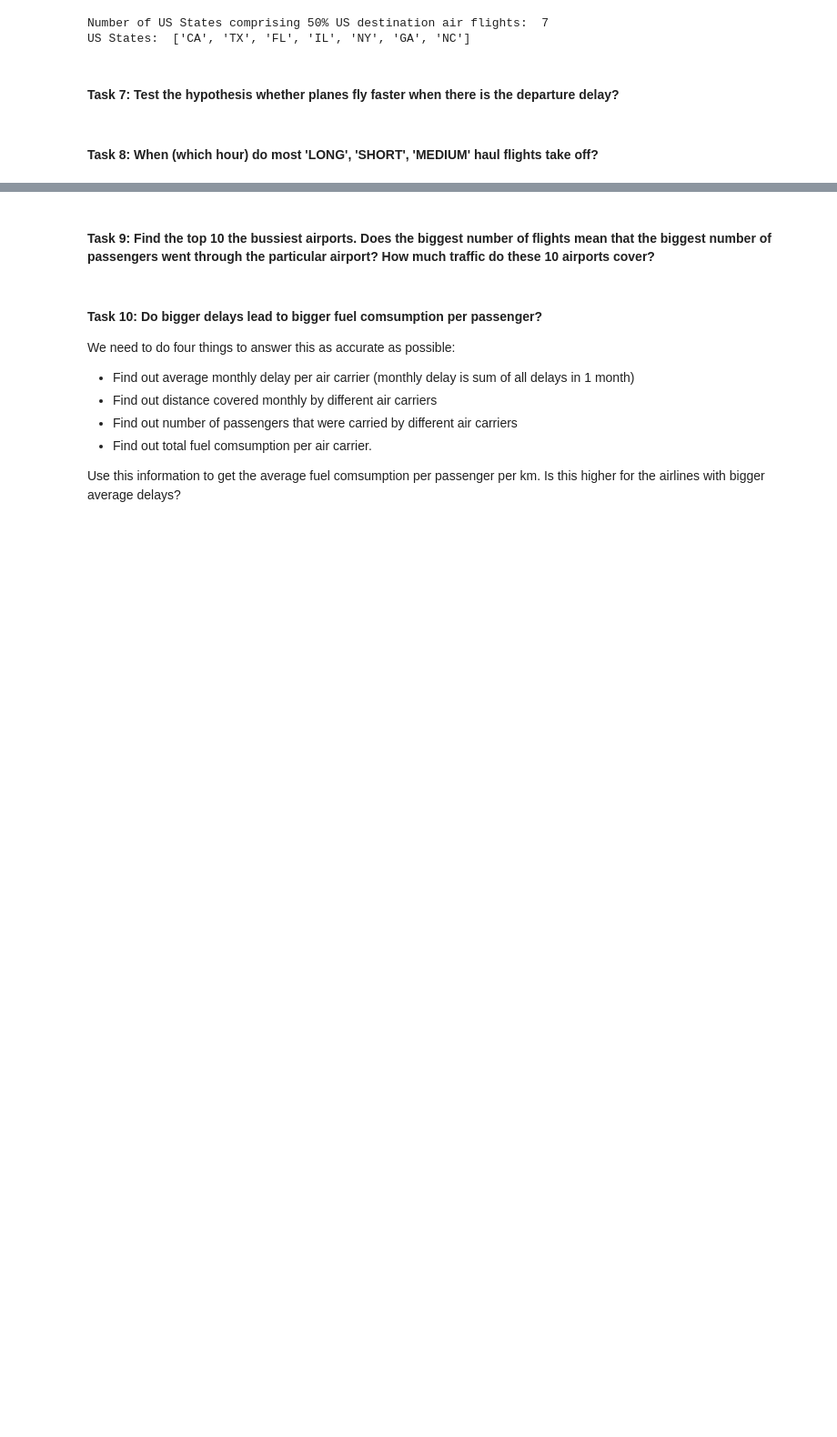
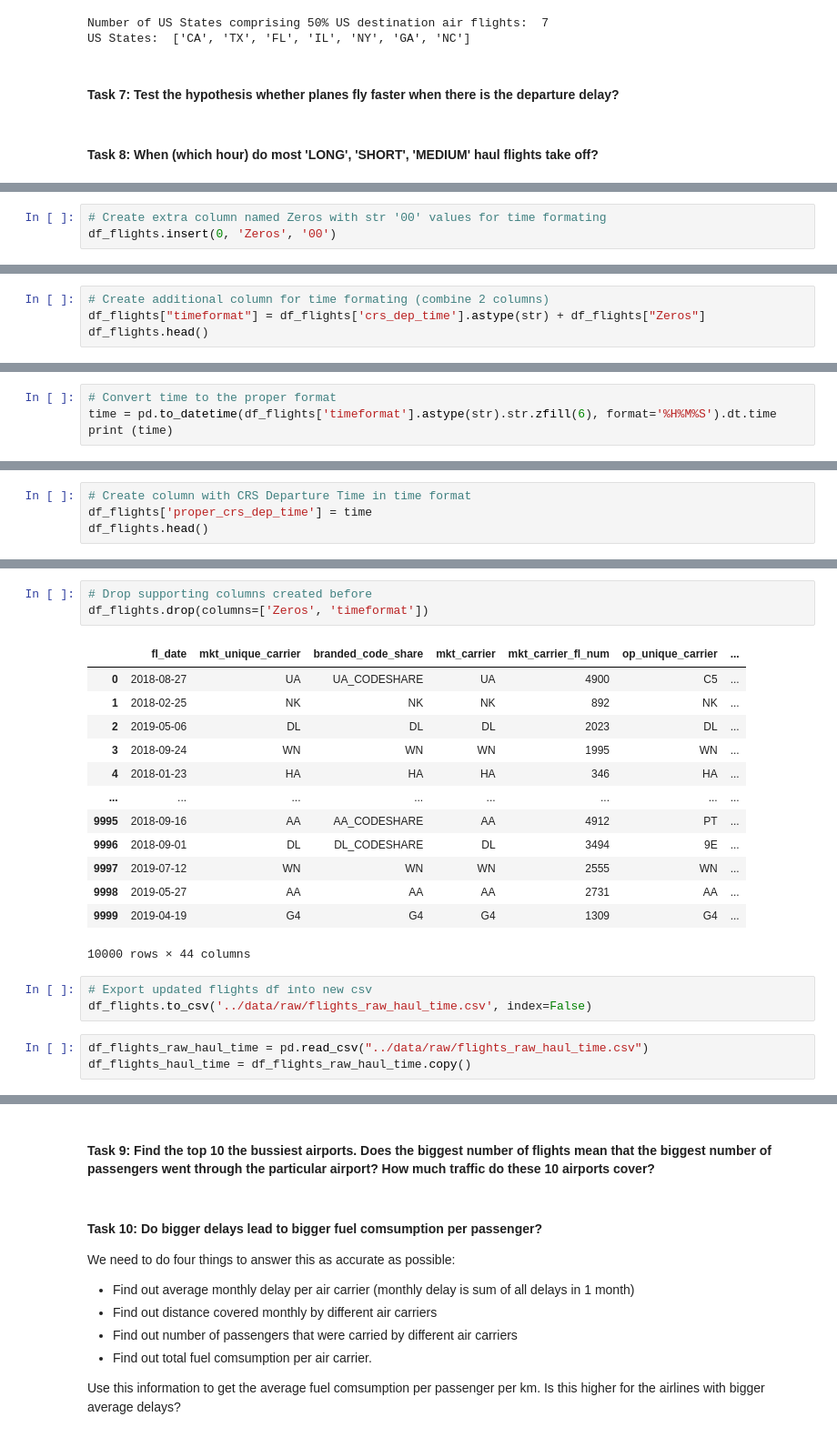
Before and after one commit to anzhgrdva/Predicting_Flight_Delays, a Jupyter notebook: EDA/Tasks 6-10.ipynb, the cells around one changed output, grey strips where cells are left out. Shown: that part at 91% size. Drawn from its saved outputs; the diff is of its cells as text; blank space fills up the shorter version.

```diff
--- a/EDA/Tasks 6-10.ipynb
+++ b/EDA/Tasks 6-10.ipynb
@@ -178,0 +234,3 @@ US States:  ['CA', 'TX', 'FL', 'IL', 'NY', 'GA', 'NC']
+# %%
+# Create extra column named Zeros with str '00' values for time formating
+df_flights.insert(0, 'Zeros', '00')
@@ -178,0 +247,4 @@ US States:  ['CA', 'TX', 'FL', 'IL', 'NY', 'GA', 'NC']
+# %%
+# Create additional column for time formating (combine 2 columns)
+df_flights["timeformat"] = df_flights['crs_dep_time'].astype(str) + df_flights["Zeros"]
+df_flights.head()
@@ -178,0 +259,4 @@ US States:  ['CA', 'TX', 'FL', 'IL', 'NY', 'GA', 'NC']
+# %%
+# Convert time to the proper format
+time = pd.to_datetime(df_flights['timeformat'].astype(str).str.zfill(6), format='%H%M%S').dt.time
+print (time)
@@ -178,0 +276,4 @@ US States:  ['CA', 'TX', 'FL', 'IL', 'NY', 'GA', 'NC']
+# %%
+# Create column with CRS Departure Time in time format
+df_flights['proper_crs_dep_time'] = time
+df_flights.head()
@@ -178,0 +288,23 @@ US States:  ['CA', 'TX', 'FL', 'IL', 'NY', 'GA', 'NC']
+# %%
+# Drop supporting columns created before
+df_flights.drop(columns=['Zeros', 'timeformat'])
+# %% [output]
+|  | fl_date | mkt_unique_carrier | branded_code_share | mkt_carrier | mkt_carrier_fl_num | op_unique_carrier | ... |
+| 0 | 2018-08-27 | UA | UA_CODESHARE | UA | 4900 | C5 | ... |
+| 1 | 2018-02-25 | NK | NK | NK | 892 | NK | ... |
+| 2 | 2019-05-06 | DL | DL | DL | 2023 | DL | ... |
+| 3 | 2018-09-24 | WN | WN | WN | 1995 | WN | ... |
+| 4 | 2018-01-23 | HA | HA | HA | 346 | HA | ... |
+| ... | ... | ... | ... | ... | ... | ... | ... |
+| 9995 | 2018-09-16 | AA | AA_CODESHARE | AA | 4912 | PT | ... |
+| 9996 | 2018-09-01 | DL | DL_CODESHARE | DL | 3494 | 9E | ... |
+| 9997 | 2019-07-12 | WN | WN | WN | 2555 | WN | ... |
+| 9998 | 2019-05-27 | AA | AA | AA | 2731 | AA | ... |
+| 9999 | 2019-04-19 | G4 | G4 | G4 | 1309 | G4 | ... |
+10000 rows × 44 columns
+# %%
+# Export updated flights df into new csv
+df_flights.to_csv('../data/raw/flights_raw_haul_time.csv', index=False)
+# %%
+df_flights_raw_haul_time = pd.read_csv("../data/raw/flights_raw_haul_time.csv")
+df_flights_haul_time = df_flights_raw_haul_time.copy()
```
Also changed, not shown: parts of 13 cells of this notebook, 1 other file.
